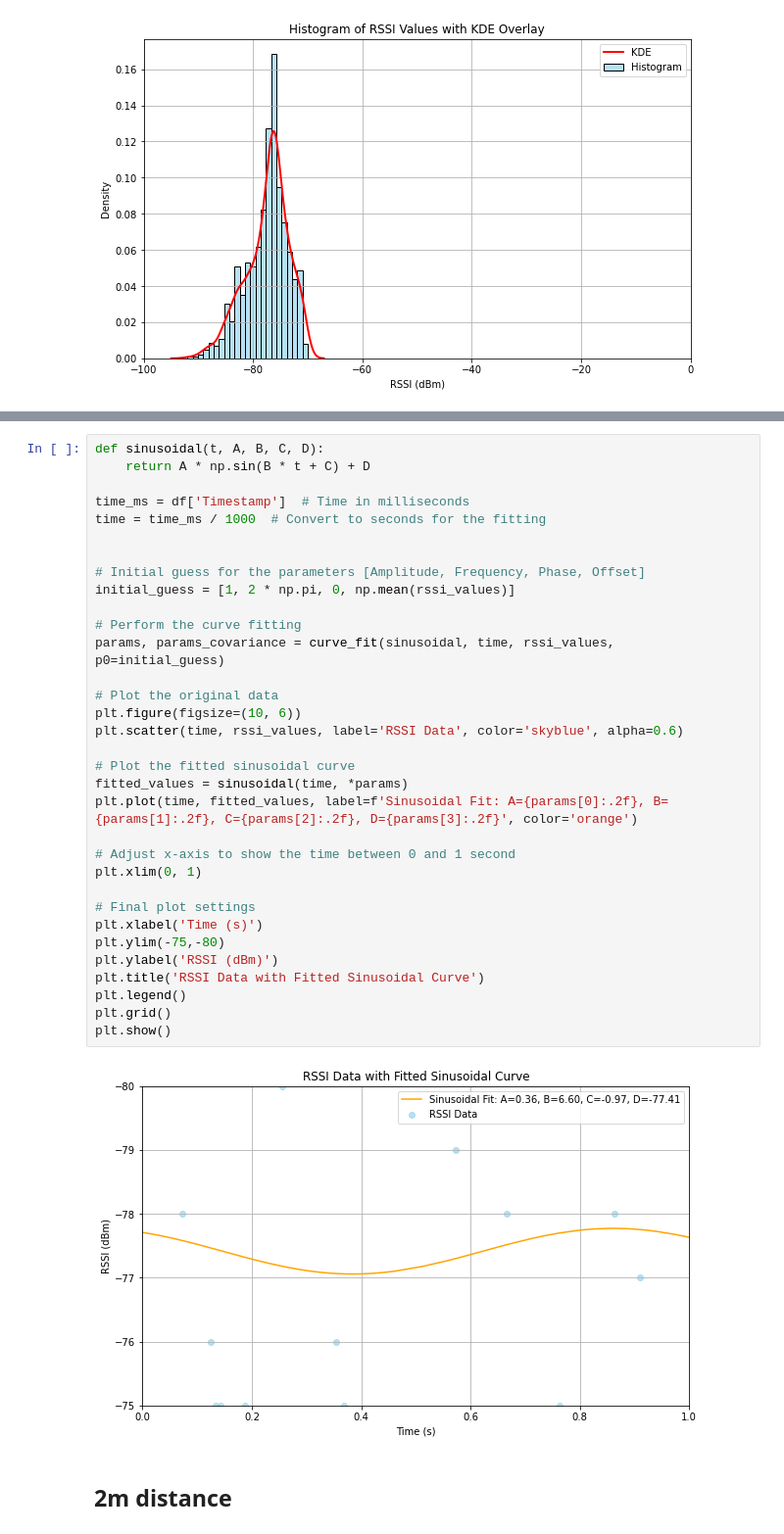
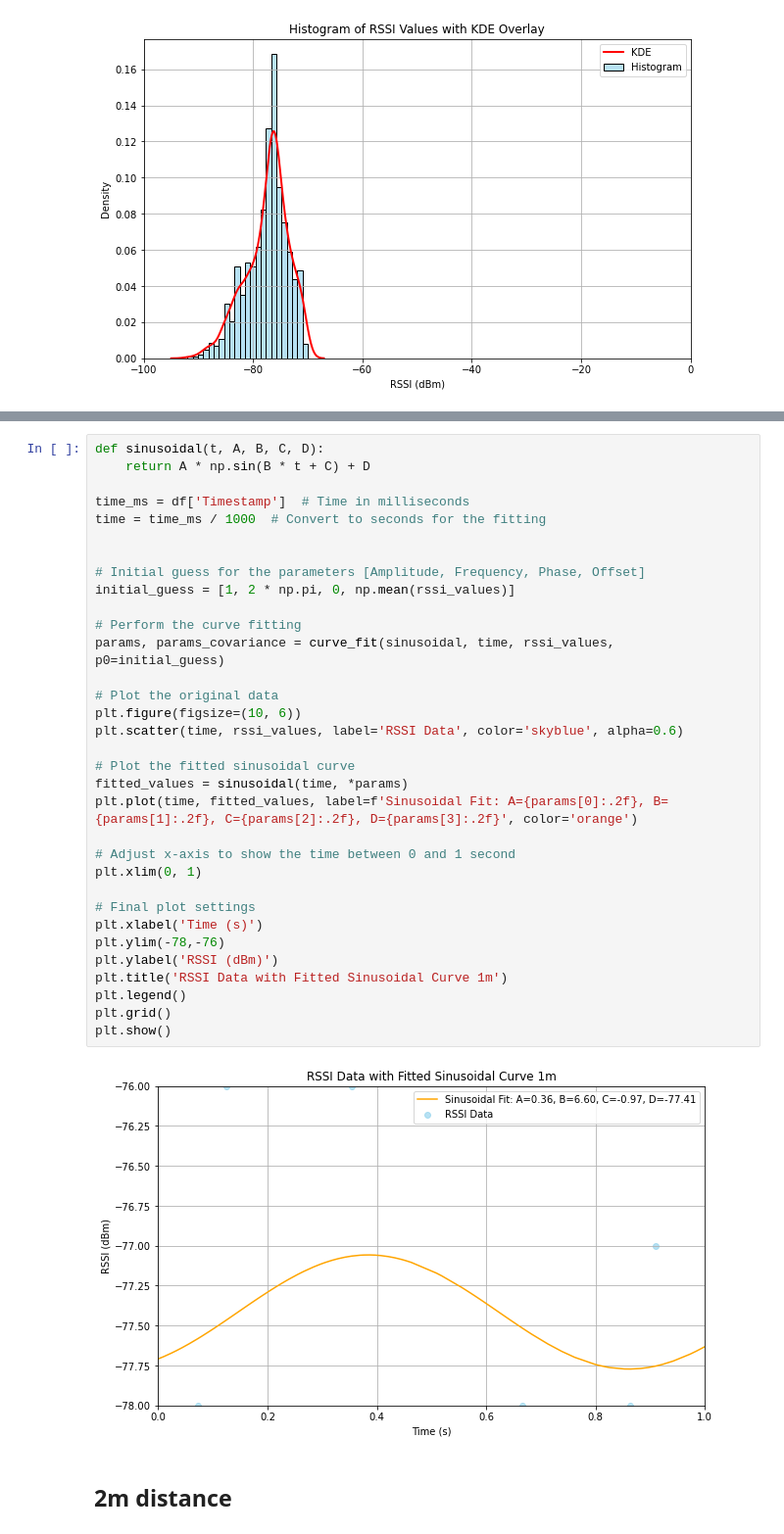
Before and after one commit to RandallCher/FYP, a Jupyter notebook: 1m2mDataCollection.ipynb, the cells around one changed output, grey strips where cells are left out. Shown at 98% size. Saved outputs shown, nothing was run; the diff lists cells and outputs as text.

```diff
--- a/1m2mDataCollection.ipynb
+++ b/1m2mDataCollection.ipynb
@@ -109,36 +116,36 @@ def sinusoidal(t, A, B, C, D):
     return A * np.sin(B * t + C) + D
 
 time_ms = df['Timestamp']  # Time in milliseconds
 time = time_ms / 1000  # Convert to seconds for the fitting
 
 
 # Initial guess for the parameters [Amplitude, Frequency, Phase, Offset]
 initial_guess = [1, 2 * np.pi, 0, np.mean(rssi_values)]
 
 # Perform the curve fitting
 params, params_covariance = curve_fit(sinusoidal, time, rssi_values, p0=initial_guess)
 
 # Plot the original data
 plt.figure(figsize=(10, 6))
 plt.scatter(time, rssi_values, label='RSSI Data', color='skyblue', alpha=0.6)
 
 # Plot the fitted sinusoidal curve
 fitted_values = sinusoidal(time, *params)
 plt.plot(time, fitted_values, label=f'Sinusoidal Fit: A={params[0]:.2f}, B={params[1]:.2f}, C={params[2]:.2f}, D={params[3]:.2f}', color='orange')
 
 # Adjust x-axis to show the time between 0 and 1 second
 plt.xlim(0, 1)
 
 # Final plot settings
 plt.xlabel('Time (s)')
-plt.ylim(-75,-80)
+plt.ylim(-78,-76)
 plt.ylabel('RSSI (dBm)')
-plt.title('RSSI Data with Fitted Sinusoidal Curve')
+plt.title('RSSI Data with Fitted Sinusoidal Curve 1m')
 plt.legend()
 plt.grid()
 plt.show()
 # %% [output]
-[figure, old version]
+[figure, new version]
 # %% [markdown]
 ## 2m distance
 # %%
```
Also changed, not shown: parts of 5 cells of this notebook, 5 other files.
